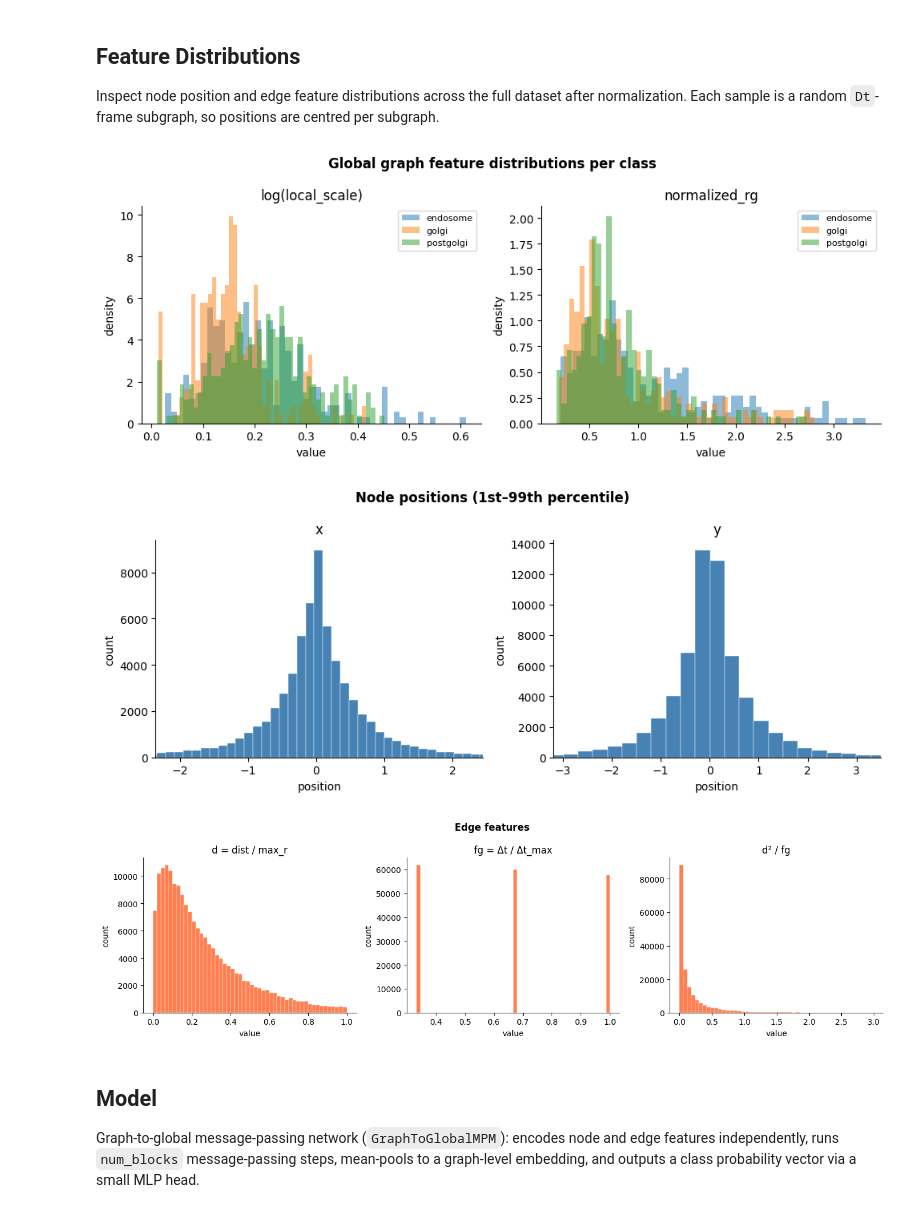
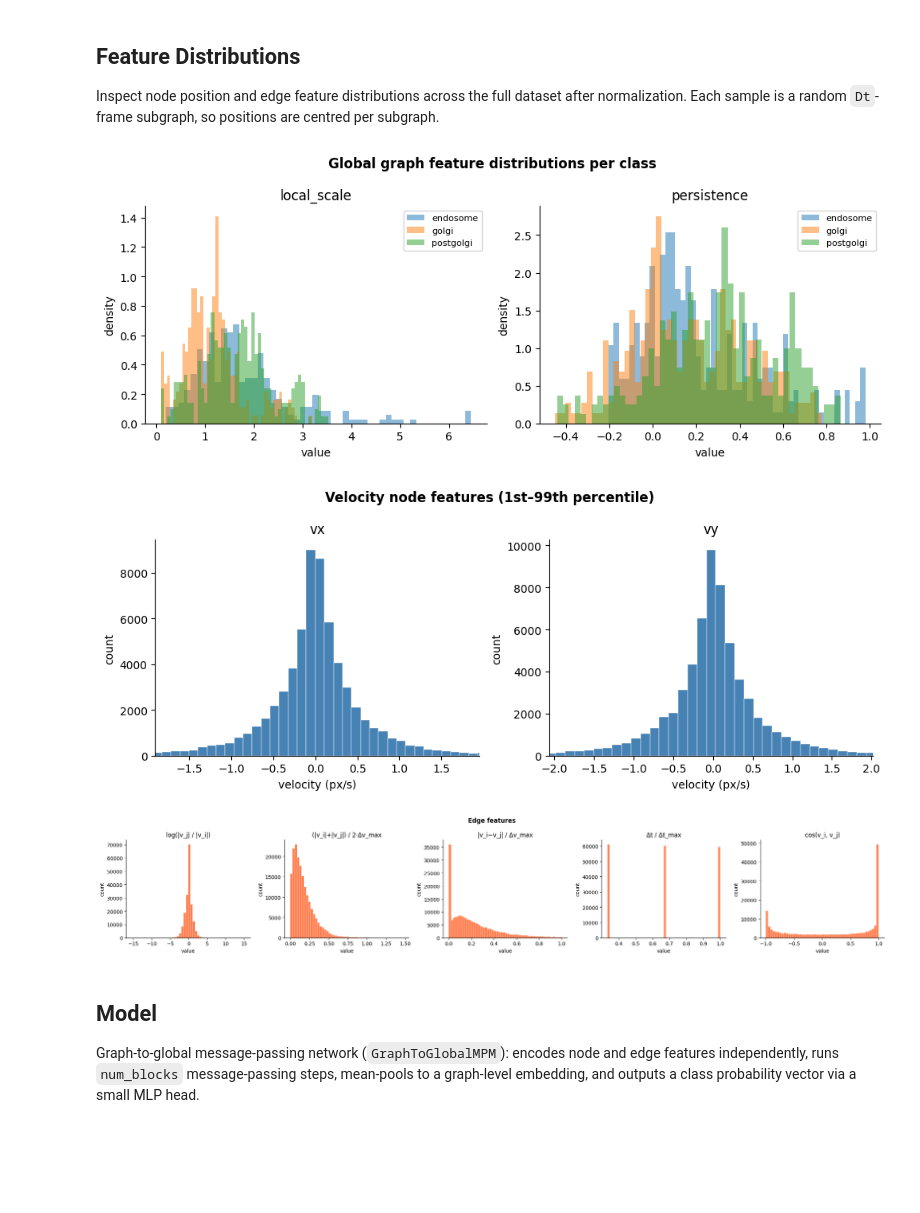
Before and after one commit to foca13/ParticleClassification, a Jupyter notebook: notebooks/02_magik_cytoplasmic.ipynb, the cells around one changed output. Saved outputs shown, nothing was run; the diff lists cells and outputs as text; code cells hidden in the pictures; blank space fills up the shorter version.

Commit message:
feat: add video data

```diff
--- a/notebooks/02_magik_cytoplasmic.ipynb
+++ b/notebooks/02_magik_cytoplasmic.ipynb
@@ -67,12 +67,12 @@ Build a graph from each trajectory: nodes are detections, directed edges connect
 test_size = 0.25
 seed = 6
 Dt_range = (50, 120)
-max_frame_distance = 3
+max_frame_gap = 3
 
 train_data, val_data = data.split_train_test(test_size=test_size, seed=seed)
 
-graph_builder, position_std = GraphFromTrajectories.from_tracks(
-    train_data, Dt_range[0], max_frame_distance
+graph_builder, velocity_std = GraphFromTrajectories.from_tracks(
+    train_data, max_frame_gap, frame_rate=10
 )
 
 train_graphs = graph_builder(train_data, target_column="type", split_tracks=True)
@@ -128,8 +126,7 @@ full_dataset = GraphDataset(
     all_graphs,
     Dt_range,
     full_dataset_size,
-    position_std=position_std,
-    connectivity_radius=graph_builder.connectivity_radius,
+    velocity_std,
     target='global',
 )
 
@@ -138,7 +135,7 @@ full_data_loader = DataLoader(
     batch_size=1
 )
 
-keys = ['x', 'edge_attr', 'local_scale', 'normalized_rg', 'y']
+keys = ['x', 'edge_attr', 'local_scale', 'persistence', 'y']
 collected = {key: [] for key in keys}
 
 for graph in full_data_loader:
@@ -148,12 +145,12 @@ for graph in full_data_loader:
 pos           = torch.vstack(collected['x']).numpy()
 edge_attr     = torch.vstack(collected['edge_attr']).numpy()
 local_scale   = torch.vstack(collected['local_scale']).numpy().squeeze()
-normalized_rg = torch.vstack(collected['normalized_rg']).numpy().squeeze()
+persistence   = torch.vstack(collected['persistence']).numpy().squeeze()
 labels        = torch.vstack(collected['y']).numpy().squeeze()
 # %%
 features_to_plot = {
-    'local_scale/connectivity_radius': local_scale,
-    'normalized_rg': normalized_rg,
+    'local_scale': local_scale,
+    'persistence': persistence,
 }
 
 label_names = {i: name for i, name in enumerate(display_labels)}
@@ -172,41 +169,47 @@ for ax, (feat_name, feat_vals) in zip(axes, features_to_plot.items()):
 
 fig.suptitle('Global graph feature distributions per class', fontweight='bold')
 plt.tight_layout()
-plt.show()
+plt.savefig("global_features_gcn")
 # %% [output]
-[figure, old version]
+[figure, new version]
 # %%
 fig, axes = plt.subplots(1, 2, figsize=(10, 4))
 
-for ax, data, label in zip(axes, [pos[:, 0], pos[:, 1]], ['x', 'y']):
+for ax, data, label in zip(axes, [pos[:, 0], pos[:, 1]], ['vx', 'vy']):
     ax.hist(data, bins=100, color='steelblue', edgecolor='white', linewidth=0.3)
     ax.set_xlim(np.percentile(data, 1), np.percentile(data, 99))
     ax.set_title(label)
-    ax.set_xlabel('position')
+    ax.set_xlabel('velocity (px/s)')
     ax.set_ylabel('count')
     ax.spines[['top', 'right']].set_visible(False)
 
-fig.suptitle('Node positions (1st–99th percentile)', fontweight='bold')
+fig.suptitle('Velocity node features (1st–99th percentile)', fontweight='bold')
 plt.tight_layout()
-plt.show()
+plt.savefig("velocities_gcn")
 # %% [output]
-[figure, old version]
+[figure, new version]
 # %%
-fig, axes = plt.subplots(1, 3, figsize=(14, 4))
+fig, axes = plt.subplots(1, 5, figsize=(22, 4))
 
-edge_labels = ['d = dist / max_r', 'fg = Δt / Δt_max', 'd² / fg']
-for ax, data, label in zip(axes, [edge_attr[:, 0], edge_attr[:, 1], edge_attr[:, 2]], edge_labels):
+edge_labels = [
+    'log(|v_j| / |v_i|)',
+    '(|v_i|+|v_j|) / 2·Δv_max',
+    '|v_i−v_j| / Δv_max',
+    'Δt / Δt_max',
+    'cos(v_i, v_j)',
+]
+for ax, data, label in zip(axes, [edge_attr[:, i] for i in range(5)], edge_labels):
     ax.hist(data, bins=50, color='coral', edgecolor='white', linewidth=0.3)
     ax.set_title(label)
     ax.set_xlabel('value')
     ax.set_ylabel('count')
     ax.spines[['top', 'right']].set_visible(False)
 
 fig.suptitle('Edge features', fontweight='bold')
 plt.tight_layout()
-plt.show()
+plt.savefig("edge_features_gcn")
 # %% [output]
-[figure, old version]
+[figure, new version]
 # %% [markdown]
 ## Model
 
```
Also changed, not shown: parts of 7 cells of this notebook, 12 other files.
